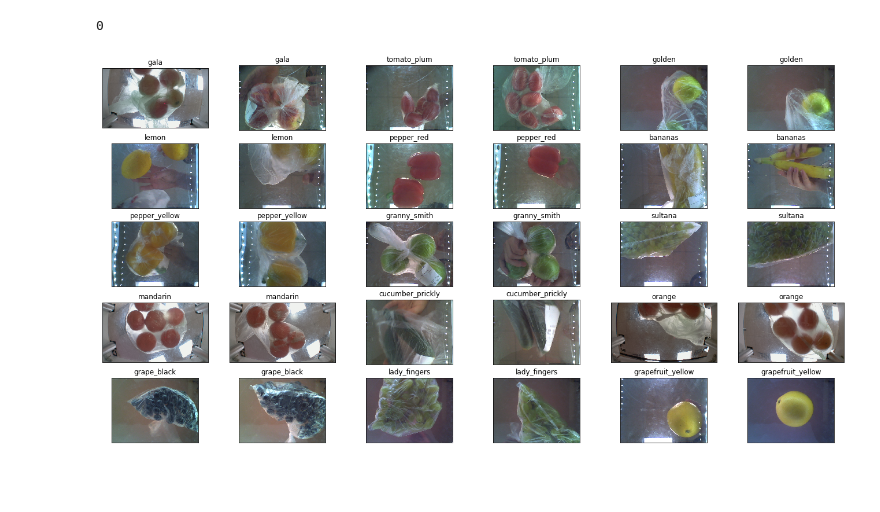
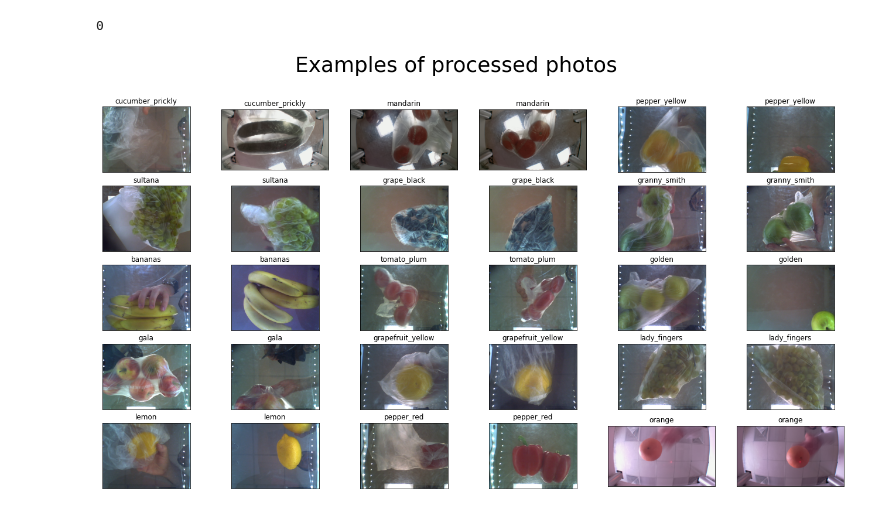
Before and after one commit to MihailMV/Fruits-and-vegetables, a Jupyter notebook: NN_fruits_and_vegetables.ipynb, the cells around one changed output. Drawn from its saved outputs; the diff is of its cells as text; code cells hidden in the pictures; blank space fills up the shorter version.

```diff
--- a/NN_fruits_and_vegetables.ipynb
+++ b/NN_fruits_and_vegetables.ipynb
@@ -38,20 +62,20 @@ os.system("kaggle datasets download -p " + DIR + " --unzip balalexv/fruits-veget
 # %%
 class_list = os.listdir(os.path.join(DIR,DIR_TRAIN))
 
 fig=plt.figure(figsize=(23, 12))
 fig.set(facecolor = 'white')
+fig.suptitle('Examples of processed photos', fontsize= 36)
 
 columns = 6
 rows = 5
-img = Image.open(os.path.join(DIR,DIR_TRAIN,class_name,os.listdir(os.path.join(DIR,DIR_TRAIN, class_name))[num_photo]))
 
 for i in range(columns * rows):
     fig.add_subplot(rows, columns, i + 1)
     class_name = class_list[(i)//2]
     plt.imshow(Image.open(os.path.join(DIR,DIR_TRAIN,class_name,os.listdir(os.path.join(DIR,DIR_TRAIN, class_name))[np.random.randint(len(os.listdir(os.path.join(DIR,DIR_TRAIN, class_name))))])))
     plt.title(class_name)
     plt.gca().axes.get_yaxis().set_visible(False)
     plt.gca().axes.get_xaxis().set_visible(False)
 plt.show()
 # %% [output]
-[figure, old version]
+[figure, new version]
```
Also changed, not shown: parts of 51 cells of this notebook.
